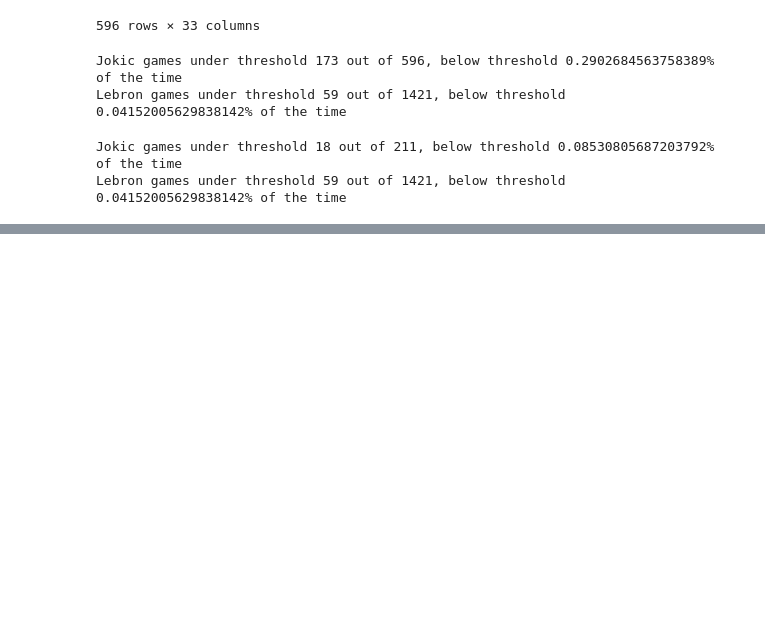
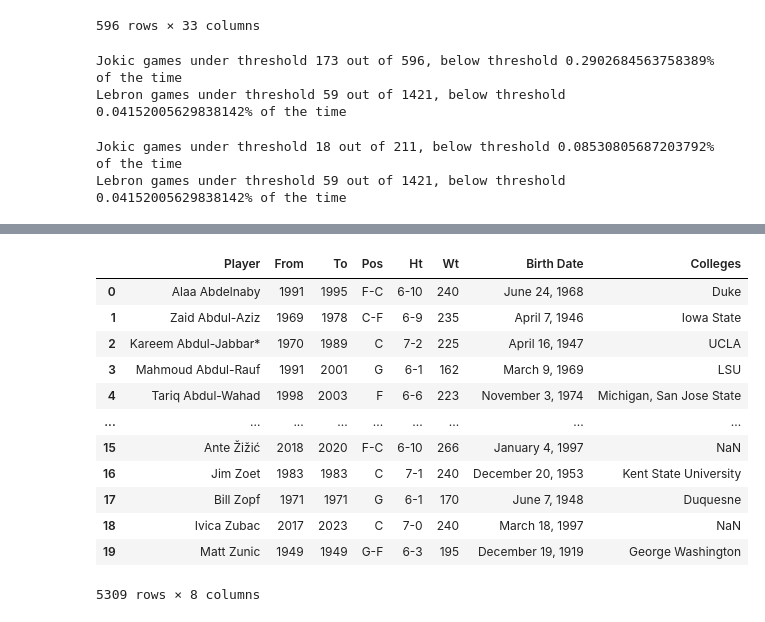
Before and after one commit to ericbackman/nba_data_scraper, a Jupyter notebook: player_game_log_scraping.ipynb, the cells around one changed output, grey strips where cells are left out. Saved outputs shown, nothing was run; the diff lists cells and outputs as text; code cells hidden in the pictures; blank space fills up the shorter version.

Commit message:
script to get and save a list of all active players since 2000

```diff
--- a/player_game_log_scraping.ipynb
+++ b/player_game_log_scraping.ipynb
@@ -261,0 +269,35 @@ Lebron games under threshold 59 out of 1421, below threshold 0.04152005629838142
+# %%
+def get_player_years_active(letter):
+    url = f"https://www.basketball-reference.com/players/{letter}"
+    html = get_webpage_html(url)
+    soup = bs4.BeautifulSoup(html, 'html.parser')
+    table = soup.find(lambda tag: tag.name == 'table' and tag.has_attr('id') and tag['id'] == 'players')
+    df = pd.read_html(str(table))[0]
+    return df
+# %%
+def clean_players_table(df):
+    df = df[df['From'] != 'From']
+    cols_to_drop = ['Colleges', 'Birth Date', 'Wt', 'Ht', 'Pos']
+    df = df.drop(columns = cols_to_drop)
+    df[['first_name', 'last_name']] = df['Player'].str.split(' ', n=1, expand=True)
+    df['last_name'] = df['last_name'].str.rstrip('*')
+    df['From'] = df['From'].astype(int)
+    df['To'] = df['To'].astype(int)
+    df = df[['first_name', 'last_name','From','To']]
+    return df
+# %%
+players_df = pd.DataFrame()
+
+for i in range(ord('a'), ord('z')+1):
+    print(chr(i))
+    if(chr(i) == 'x'):
+        continue
+    temp = get_player_years_active(chr(i))
+    players_df = pd.concat([players_df, temp])
+    num = random.randint(1, 3) # Otherwise might have basketball ref find out you are a bot
+    print(f"sleeping {num}")
+    time.sleep(num)
+
+players_df = clean_players_table(players_df)
+players_df = players_df[(players_df['From'] > 2000) | (players_df['To'] > 2000)]
+player_df.to_csv('players_active_in_2000s.csv')
@@ -261,0 +322,16 @@ Lebron games under threshold 59 out of 1421, below threshold 0.04152005629838142
+# %%
+players_df
+# %% [output]
+|  | Player | From | To | Pos | Ht | Wt | Birth Date | Colleges |
+| 0 | Alaa Abdelnaby | 1991 | 1995 | F-C | 6-10 | 240 | June 24, 1968 | Duke |
+| 1 | Zaid Abdul-Aziz | 1969 | 1978 | C-F | 6-9 | 235 | April 7, 1946 | Iowa State |
+| 2 | Kareem Abdul-Jabbar* | 1970 | 1989 | C | 7-2 | 225 | April 16, 1947 | UCLA |
+| 3 | Mahmoud Abdul-Rauf | 1991 | 2001 | G | 6-1 | 162 | March 9, 1969 | LSU |
+| 4 | Tariq Abdul-Wahad | 1998 | 2003 | F | 6-6 | 223 | November 3, 1974 | Michigan, San Jose State |
+| ... | ... | ... | ... | ... | ... | ... | ... | ... |
+| 15 | Ante Žižić | 2018 | 2020 | F-C | 6-10 | 266 | January 4, 1997 | NaN |
+| 16 | Jim Zoet | 1983 | 1983 | C | 7-1 | 240 | December 20, 1953 | Kent State University |
+| 17 | Bill Zopf | 1971 | 1971 | G | 6-1 | 170 | June 7, 1948 | Duquesne |
+| 18 | Ivica Zubac | 2017 | 2023 | C | 7-0 | 240 | March 18, 1997 | NaN |
+| 19 | Matt Zunic | 1949 | 1949 | G-F | 6-3 | 195 | December 19, 1919 | George Washington |
+5309 rows × 8 columns
```
Also changed, not shown: parts of 8 cells of this notebook, 1 other file.
